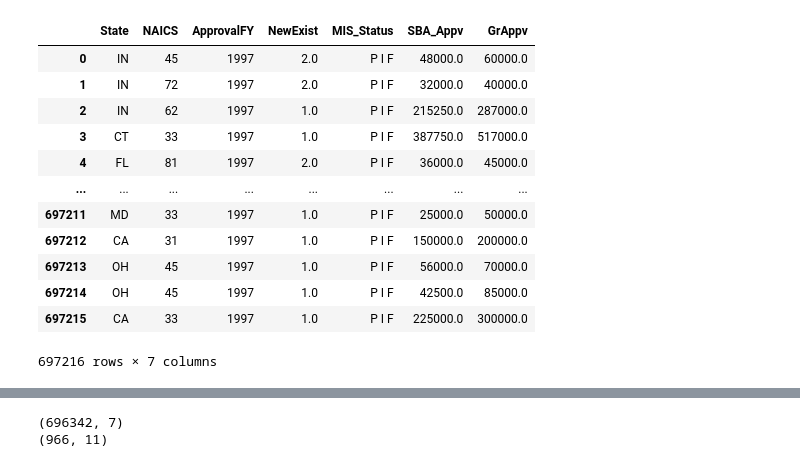
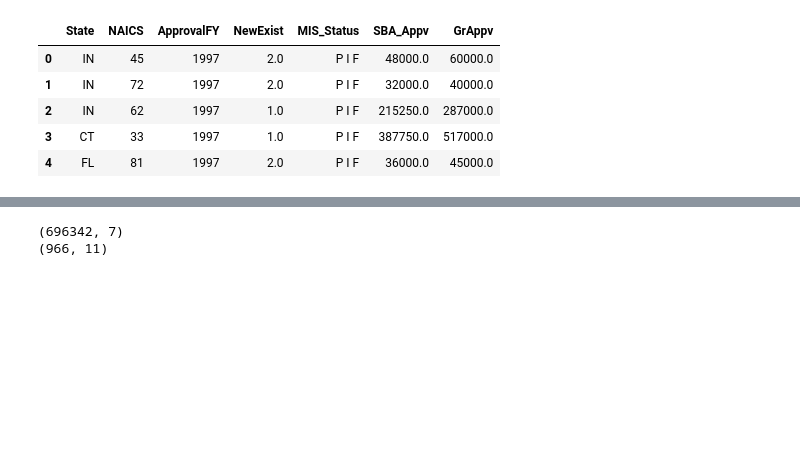
Before and after one commit to CIV2T1PEY/CIV1498-Group-Project, a Jupyter notebook: Python_Prashan_Notebook.ipynb, the cells around one changed output, grey strips where cells are left out. Cells and saved outputs as stored; diff of their text form; code cells hidden in the pictures; blank space fills up the shorter version.

```diff
--- a/Python_Prashan_Notebook.ipynb
+++ b/Python_Prashan_Notebook.ipynb
@@ -34,25 +63,9 @@ for x in DF_SBA_Loan[DF_SBA_Loan['MIS_Status'].isnull()]['ChgOffPrinGr'].index:
 # %%
 #Keeping just the first 2 digits in the NAICS column of DF_SBA_Loan
-DF_SBA_Loan.drop(DF_SBA_Loan[DF_SBA_Loan["NAICS"] == 0].index, inplace=True)
+NAICS_value = [str(number) for number in np.array(DF_SBA_Loan["NAICS"])]
+NAICS_first_two = [s[:2] for s in NAICS_value]
+DF_SBA_Loan["NAICS"] = [int(x) for x in NAICS_first_two]
-# %%
-a = [str(x) for x in np.array(DF_SBA_Loan["NAICS"])]
-a = [s[:2] for s in a]
-DF_SBA_Loan["NAICS"] = [int(x) for x in a]
 # %%
 DF_SBA_Loan = DF_SBA_Loan[['State', 'NAICS', 'ApprovalFY', 'NewExist', 'MIS_Status', 'SBA_Appv', 'GrAppv']] #'UrbanRural', 'LowDoc' left out
 DF_SBA_Loan = DF_SBA_Loan.reset_index(drop=True)
-DF_SBA_Loan
+DF_SBA_Loan.drop(DF_SBA_Loan[DF_SBA_Loan['NewExist'] == 0].index, inplace=True)
-# %% [output]
-|  | State | NAICS | ApprovalFY | NewExist | MIS_Status | SBA_Appv | GrAppv |
-| 0 | IN | 45 | 1997 | 2.0 | P I F | 48000.0 | 60000.0 |
-| 1 | IN | 72 | 1997 | 2.0 | P I F | 32000.0 | 40000.0 |
-| 2 | IN | 62 | 1997 | 1.0 | P I F | 215250.0 | 287000.0 |
-| 3 | CT | 33 | 1997 | 1.0 | P I F | 387750.0 | 517000.0 |
-| 4 | FL | 81 | 1997 | 2.0 | P I F | 36000.0 | 45000.0 |
-| ... | ... | ... | ... | ... | ... | ... | ... |
-| 697211 | MD | 33 | 1997 | 1.0 | P I F | 25000.0 | 50000.0 |
-| 697212 | CA | 31 | 1997 | 1.0 | P I F | 150000.0 | 200000.0 |
-| 697213 | OH | 45 | 1997 | 1.0 | P I F | 56000.0 | 70000.0 |
-| 697214 | OH | 45 | 1997 | 1.0 | P I F | 42500.0 | 85000.0 |
-| 697215 | CA | 33 | 1997 | 1.0 | P I F | 225000.0 | 300000.0 |
-697216 rows × 7 columns
@@ -61,5 +72,14 @@ DF_SBA_Loan.drop(DF_SBA_Loan[DF_SBA_Loan['NewExist'] == 0].index, inplace=True)
 # %%
 DF_SBA_Loan = DF_SBA_Loan.dropna()
+# %%
+DF_SBA_Loan.head()
+# %% [output]
+|  | State | NAICS | ApprovalFY | NewExist | MIS_Status | SBA_Appv | GrAppv |
+| 0 | IN | 45 | 1997 | 2.0 | P I F | 48000.0 | 60000.0 |
+| 1 | IN | 72 | 1997 | 2.0 | P I F | 32000.0 | 40000.0 |
+| 2 | IN | 62 | 1997 | 1.0 | P I F | 215250.0 | 287000.0 |
+| 3 | CT | 33 | 1997 | 1.0 | P I F | 387750.0 | 517000.0 |
+| 4 | FL | 81 | 1997 | 2.0 | P I F | 36000.0 | 45000.0 |
 # %%
 # DF_SBA_Loan['UrbanRural'].value_counts()
 # DF_SBA_Loan[DF_SBA_Loan['UrbanRural'] == 0]
```
Also changed, not shown: parts of 52 cells of this notebook.
